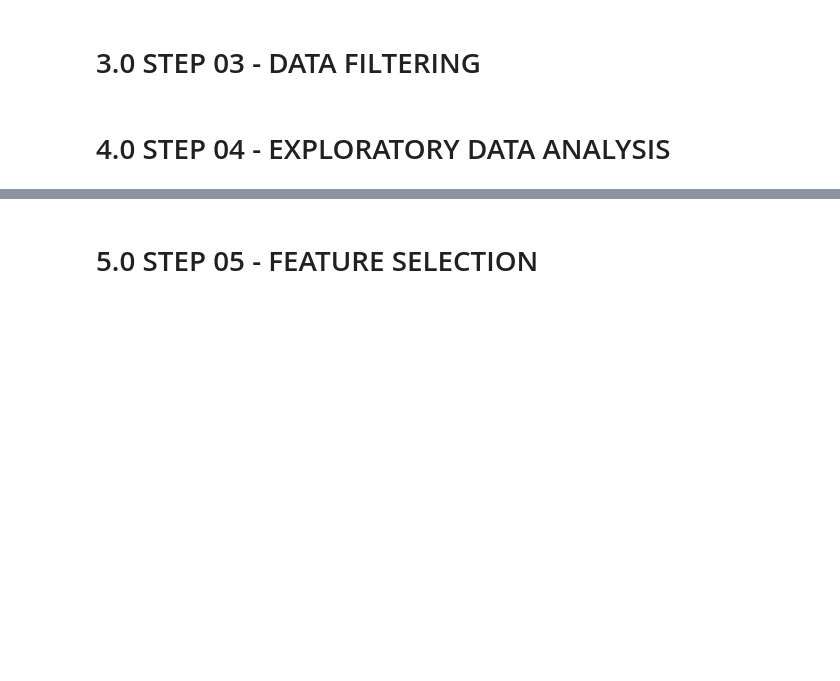
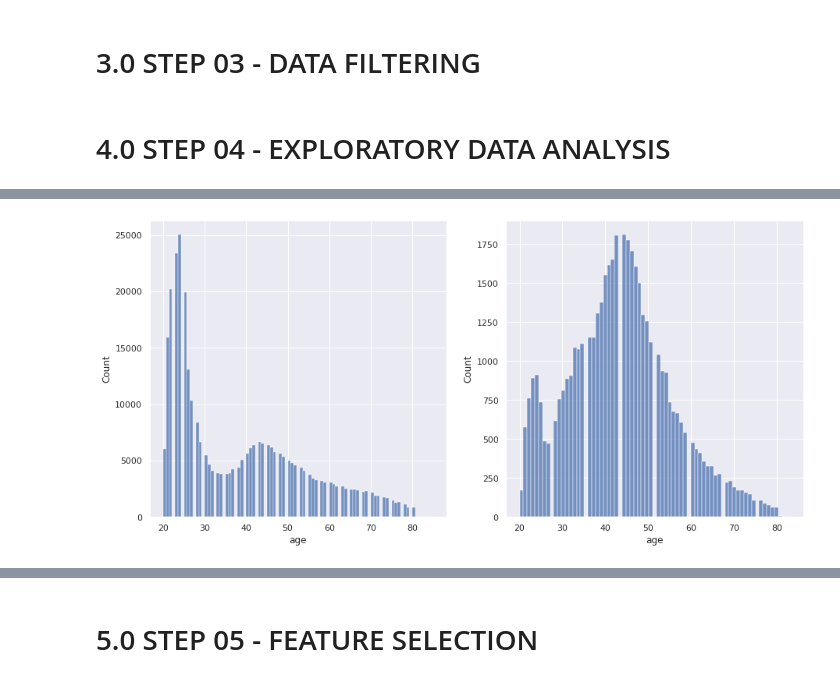
Before and after one commit to JeffersonMedines/health_insurance_cross_sell, a Jupyter notebook: notebooks/m01_v01_health_insurance_cross_sell.ipynb, the cells around one changed output, grey strips where cells are left out. Saved outputs shown, nothing was run; the diff lists cells and outputs as text; code cells hidden in the pictures; blank space fills up the shorter version.

```diff
--- a/notebooks/m01_v01_health_insurance_cross_sell.ipynb
+++ b/notebooks/m01_v01_health_insurance_cross_sell.ipynb
@@ -198,0 +257,15 @@ sns.barplot( x='vehicle_age', y='id', hue='response', data=aux1 )
+# %%
+# Plot size
+sns.set(rc={'figure.figsize':(15, 7)})
+
+# Graph 1 - 'No'
+plt.subplot( 121 )
+aux1 = df4.loc[df4['response'] == 0, 'age']
+sns.histplot( aux1 );
+
+# Graph 2 - 'Yes'
+plt.subplot( 122 )
+aux1 = df4.loc[df4['response'] == 1, 'age']
+sns.histplot( aux1 );
+# %% [output]
+[figure, added]
```
Also changed, not shown: parts of 33 cells of this notebook.
